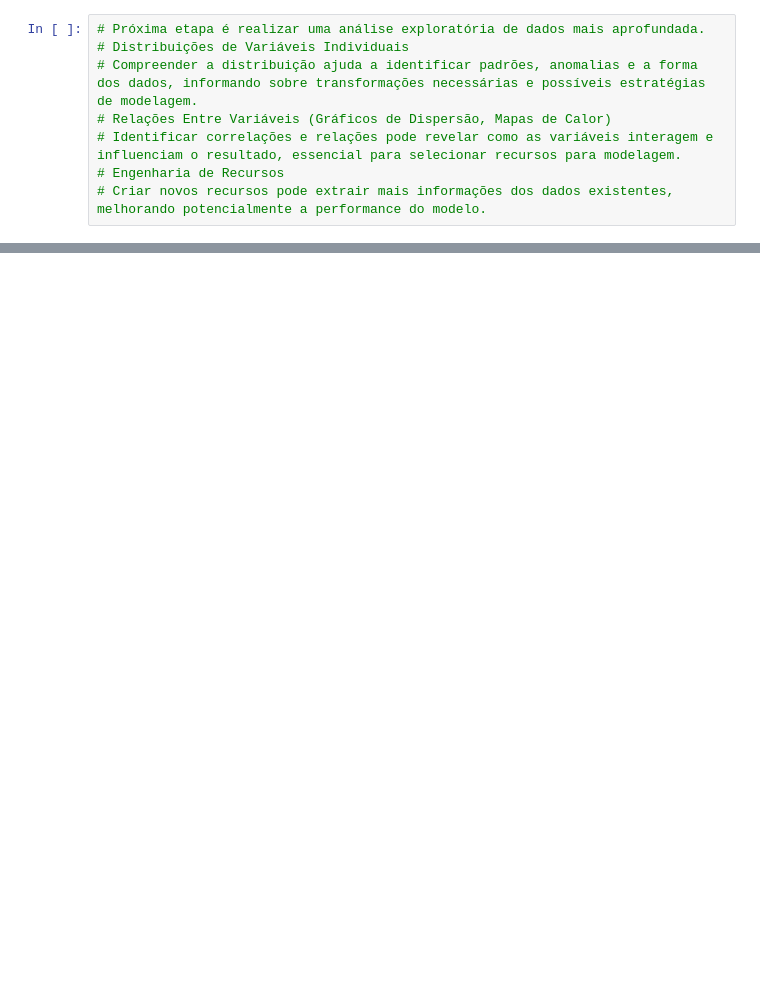
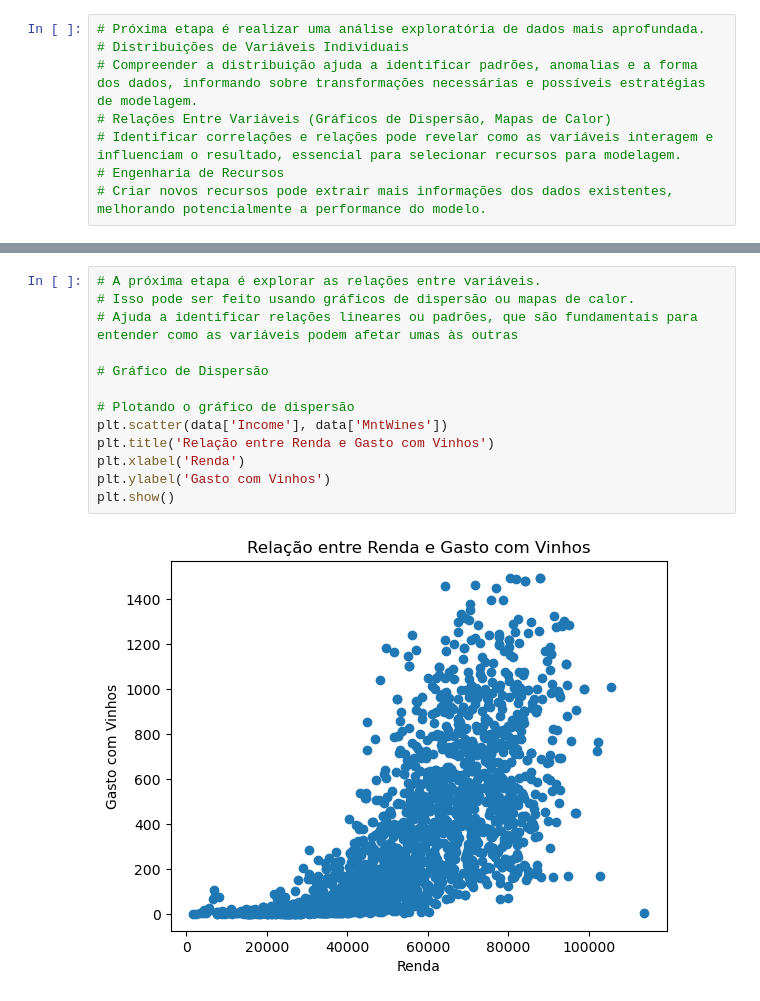
Before and after one commit to allafs1270/ml, a Jupyter notebook: PROJ ARQ ML.ipynb, the cells around one changed output, grey strips where cells are left out. Saved outputs shown, nothing was run; the diff lists cells and outputs as text; blank space fills up the shorter version.

```diff
--- a/PROJ ARQ ML.ipynb
+++ b/PROJ ARQ ML.ipynb
@@ -91,0 +92,15 @@ This will become an error in seaborn v0.14.0; please update your code.
+# %%
+# A próxima etapa é explorar as relações entre variáveis.
+# Isso pode ser feito usando gráficos de dispersão ou mapas de calor.
+# Ajuda a identificar relações lineares ou padrões, que são fundamentais para entender como as variáveis podem afetar umas às outras
+
+# Gráfico de Dispersão
+
+# Plotando o gráfico de dispersão
+plt.scatter(data['Income'], data['MntWines'])
+plt.title('Relação entre Renda e Gasto com Vinhos')
+plt.xlabel('Renda')
+plt.ylabel('Gasto com Vinhos')
+plt.show()
+# %% [output]
+[figure, added]
```
Also changed, not shown: parts of 11 cells of this notebook, 3 other files.
